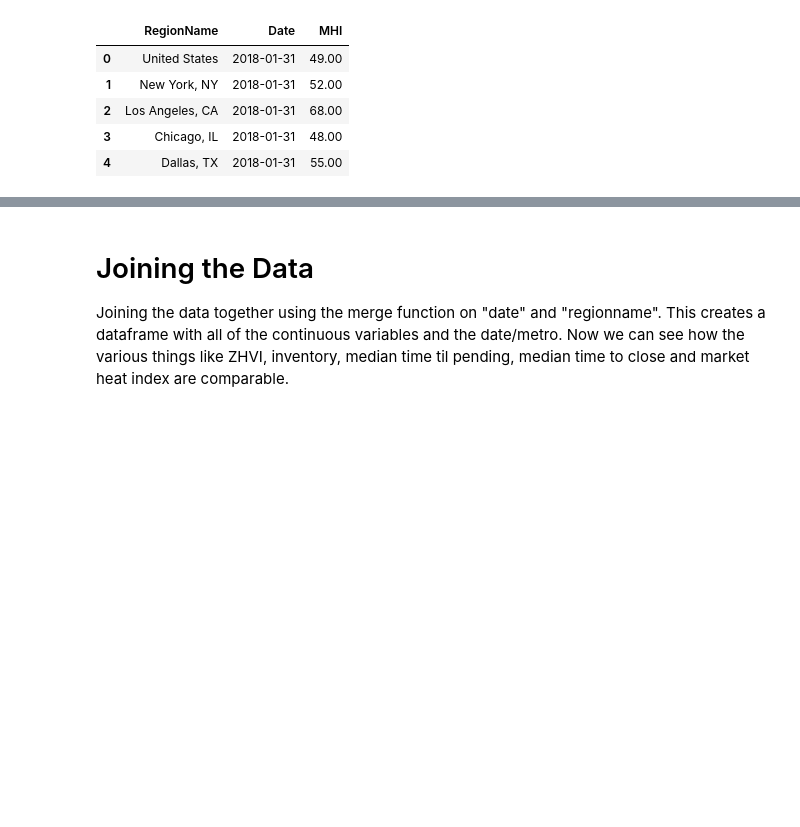
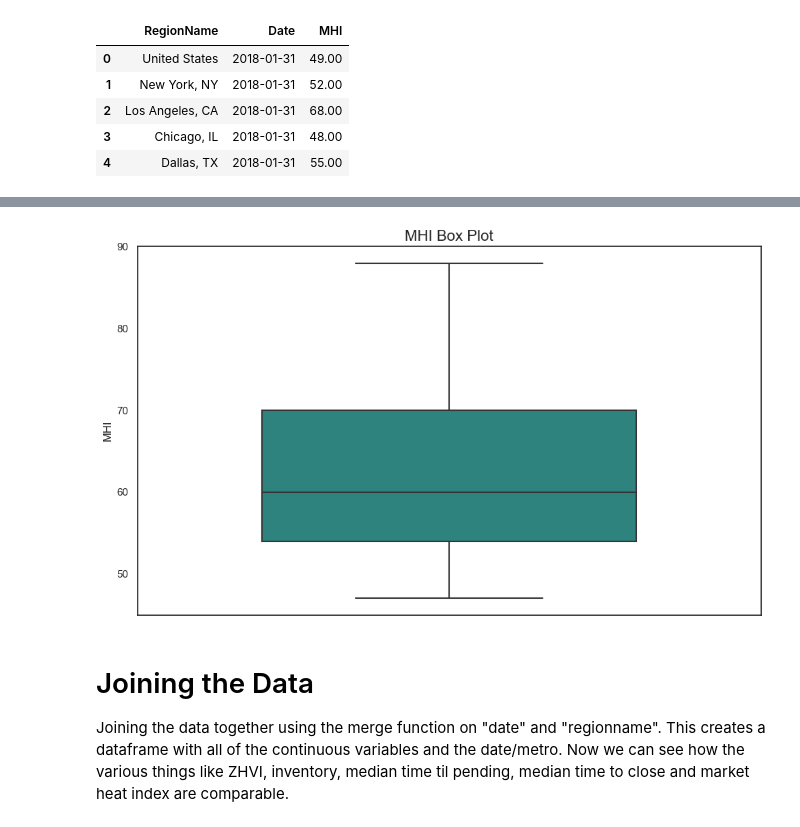
Before and after one commit to samkrall/dataprepandanalysis, a Jupyter notebook: Final_Projec_SK.ipynb, the cells around one changed output, grey strips where cells are left out. Cells and saved outputs as stored; diff of their text form; code cells hidden in the pictures; blank space fills up the shorter version.

```diff
--- a/Final_Projec_SK.ipynb
+++ b/Final_Projec_SK.ipynb
@@ -250,3 +266,19 @@ dtype: int64
+# %%
+df_mhi_us = df_mhi.loc[df_mhi['RegionName'] == 'United States']
+plt.figure(figsize=(10, 6))
+sns.boxplot(y='MHI', data=df_mhi_us,
+            palette='viridis',  # Color palette
+            width=0.6,          # Box width
+            fliersize=5)        # Outlier point size
+
+# Customize the plot
+plt.title('MHI Box Plot', fontsize=16)
+
+# Show the plot
+plt.tight_layout()
+plt.show()
+# %% [output]
+[figure, added]
 # %% [markdown]
 # Joining the Data
 Joining the data together using the merge function on "date" and "regionname". This creates a dataframe with all of the continuous variables and the date/metro. Now we can see how the various things like ZHVI, inventory, median time til pending, median time to close and market heat index are comparable.
```
Also changed, not shown: parts of 17 cells of this notebook.
